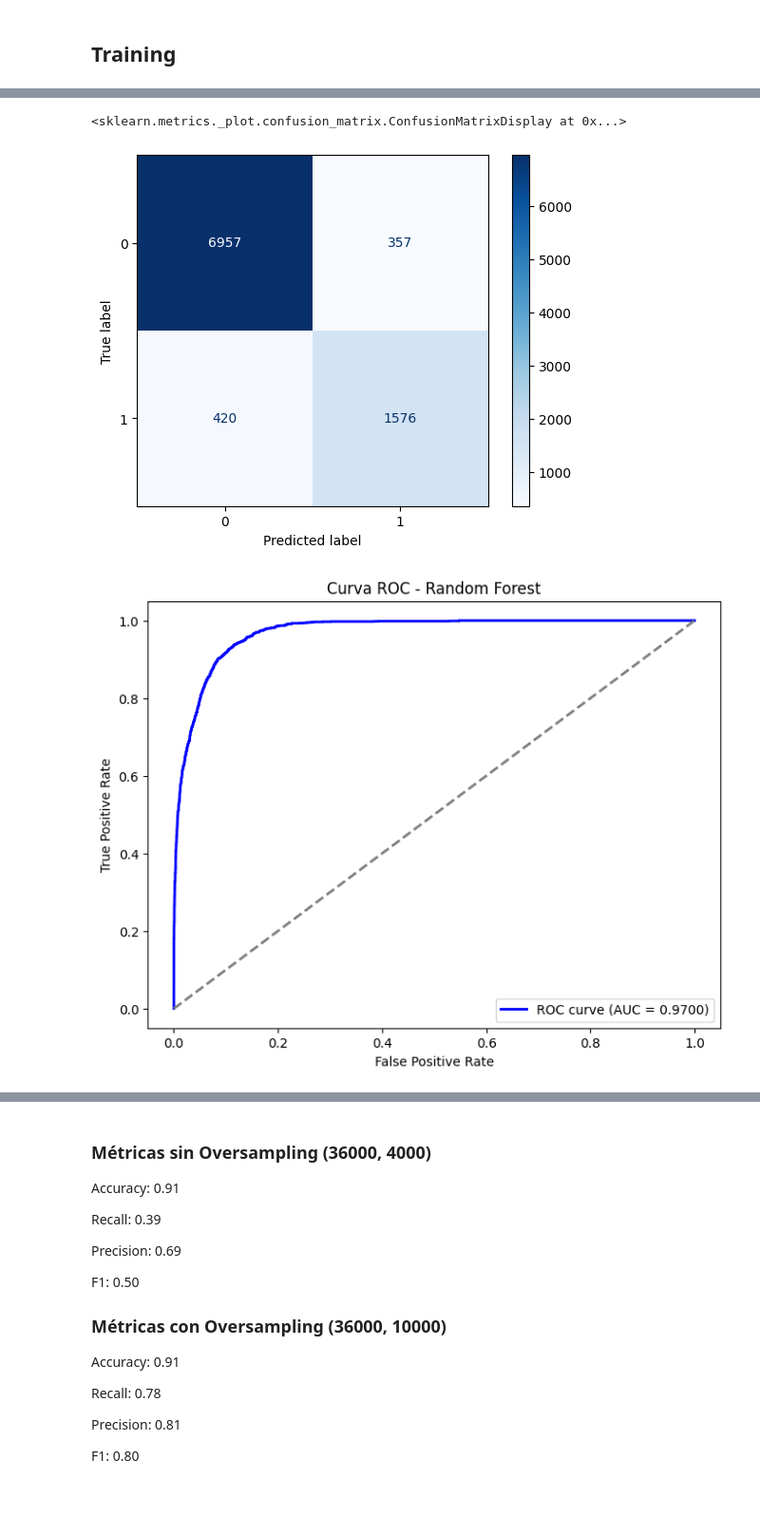
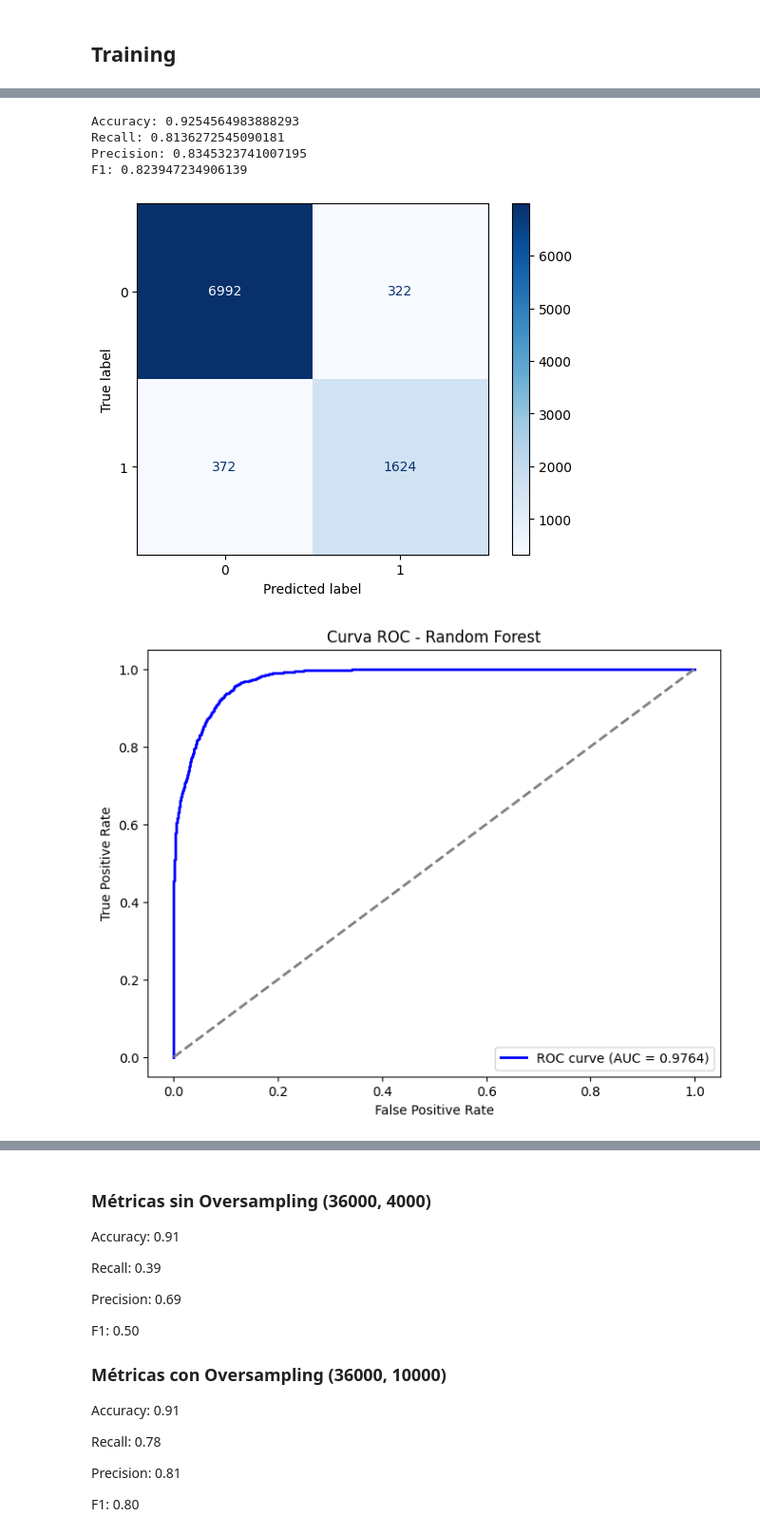
Before and after one commit to BancoXLab/deteccion_clientes_banco, a Jupyter notebook: models/baseline.ipynb, the cells around one changed output, grey strips where cells are left out. Shown: that part at 95% size. Drawn from its saved outputs; the diff is of its cells as text; code cells hidden in the pictures; blank space fills up the shorter version.

Commit message:
Funcion entrenar

```diff
--- a/models/baseline.ipynb
+++ b/models/baseline.ipynb
@@ -25,10 +26,3 @@ df
 46548 rows × 28 columns
 # %% [markdown]
 ## Training
-# %%
-train, test = train_test_split(df, test_size = 0.2, random_state = 42)
-X_train = train.drop("y", axis = 1)
-Y_train = train["y"]
-
-X_test = test.drop("y", axis = 1)
-Y_test = test["y"]
@@ -57,23 +29,51 @@ F1: 0.8022397556630185
-# %%
-cm = confusion_matrix(Y_test, y_pred)
-disp = ConfusionMatrixDisplay(confusion_matrix=cm)
-disp.plot(cmap="Blues")
-# %% [output]
-<sklearn.metrics._plot.confusion_matrix.ConfusionMatrixDisplay at 0x...>
-[figure, removed]
 # %%
-y_prob = rf_model.predict_proba(X_test)[:, 1]
+def entrenar(modelo, data):
+    train, test = train_test_split(data, test_size = 0.2, random_state = 42)
+    X_train = train.drop("y", axis = 1)
+    Y_train = train["y"]
 
-fpr, tpr, _ = roc_curve(Y_test, y_prob)
-roc_auc = roc_auc_score(Y_test, y_prob)
+    X_test = test.drop("y", axis = 1)
+    Y_test = test["y"]
 
-plt.figure(figsize=(8,6))
-plt.plot(fpr, tpr, color="blue", lw=2, label=f"ROC curve (AUC = {roc_auc:.4f})")
-plt.plot([0,1], [0,1], color="gray", lw=2, linestyle="--")
-plt.xlabel("False Positive Rate")
-plt.ylabel("True Positive Rate")
-plt.title("Curva ROC - Random Forest")
-plt.legend(loc="lower right")
-plt.show()
+    if modelo == "Random Forest":
+        rf_model = RandomForestClassifier(n_estimators=1000, max_depth=10, random_state=42)
+        rf_model.fit(X_train, Y_train)
+        y_pred = rf_model.predict(X_test)
+        y_prob = rf_model.predict_proba(X_test)[:, 1]
+
+    if modelo == "XGBoost":
+        xgb_model = XGBClassifier(n_estimators=100, learning_rate=0.1, max_depth=6, eval_metric='logloss', random_state=42)
+        xgb_model.fit(X_train, Y_train)
+        y_pred = xgb_model.predict(X_test)
+        y_prob = xgb_model.predict_proba(X_test)[:, 1]
+
+    accuracy = accuracy_score(Y_test, y_pred)
+    recall = recall_score(Y_test, y_pred)
+    precision = precision_score(Y_test, y_pred)
+    f1 = f1_score(Y_test, y_pred)
+
+    print(f"Accuracy: {accuracy}\nRecall: {recall}\nPrecision: {precision}\nF1: {f1}")
+    cm = confusion_matrix(Y_test, y_pred)
+    disp = ConfusionMatrixDisplay(confusion_matrix=cm)
+    disp.plot(cmap="Blues")
+
+    fpr, tpr, _ = roc_curve(Y_test, y_prob)
+    roc_auc = roc_auc_score(Y_test, y_prob)
+
+    plt.figure(figsize=(8,6))
+    plt.plot(fpr, tpr, color="blue", lw=2, label=f"ROC curve (AUC = {roc_auc:.4f})")
+    plt.plot([0,1], [0,1], color="gray", lw=2, linestyle="--")
+    plt.xlabel("False Positive Rate")
+    plt.ylabel("True Positive Rate")
+    plt.title("Curva ROC - Random Forest")
+    plt.legend(loc="lower right")
+    plt.show()
-# %% [output]
-[figure, removed]
+# %%
+entrenar("XGBoost", df)
+# %% [output]
+Accuracy: 0.9254564983888293
+Recall: 0.8136272545090181
+Precision: 0.8345323741007195
+F1: 0.823947234906139
+[figure, added]
+[figure, added]
```
Also changed, not shown: parts of 5 cells of this notebook.
